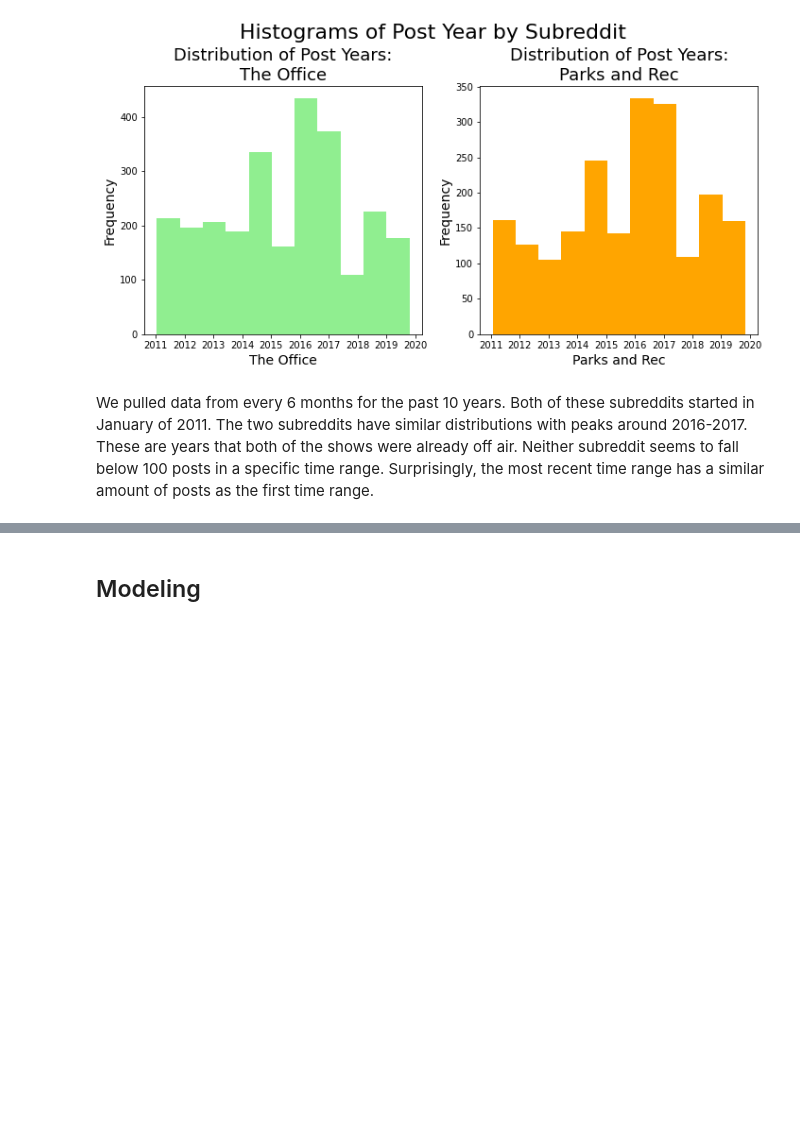
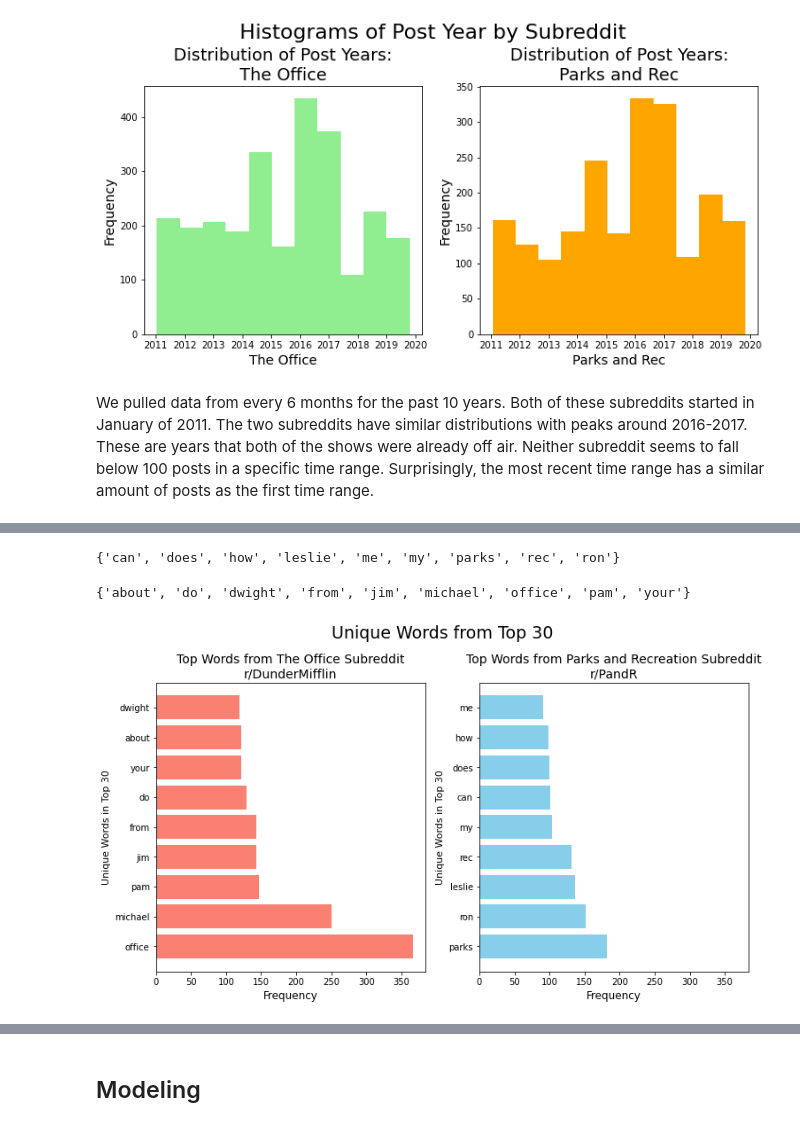
Before and after one commit to dmedellin2/reddit_classification, a Jupyter notebook: code/reddit-classification-models.ipynb, the cells around one changed output, grey strips where cells are left out. Cells and saved outputs as stored; diff of their text form; code cells hidden in the pictures; blank space fills up the shorter version.

```diff
--- a/code/reddit-classification-models.ipynb
+++ b/code/reddit-classification-models.ipynb
@@ -343,0 +365,33 @@ stopwords = list(parks_top_30.intersection(off_top_30))
+# %%
+# fidning words that are only in the parks top 30
+parks_only = set(parks_top.index) - set(off_top.index)
+parks_only
+# %% [output]
+{'can', 'does', 'how', 'leslie', 'me', 'my', 'parks', 'rec', 'ron'}
+# %%
+# finding words that are only in the office top 30
+off_only = set(off_top.index) - set(parks_top.index)
+off_only
+# %% [output]
+{'about', 'do', 'dwight', 'from', 'jim', 'michael', 'office', 'pam', 'your'}
+# %%
+# getting frequency for just the unique office words
+off_top_words = off_text_df[off_only].sum().sort_values(ascending=False)[:30]
+# %%
+# # getting frequency for just the unique parks and rec words
+parks_top_words = parks_text_df[parks_only].sum().sort_values(ascending=False)[:30]
+# %%
+fig, (ax1, ax2) = plt.subplots(1,2, figsize = (12,6), sharex=True)
+# add title to entire figure
+fig.suptitle("Unique Words from Top 30", fontsize = 19, y = 1.03) # y is percentage of figure height for placement
+
+ax1.barh(y=off_top_words.index,width=off_top_words,color='salmon') # ax=axes[0,1]
+ax2.barh(y=parks_top_words.index,width=parks_top_words,color='skyblue')
+ax1.set_title('Top Words from The Office Subreddit\nr/DunderMifflin',size=14)
+ax2.set_title('Top Words from Parks and Recreation Subreddit\nr/PandR',size=14)
+ax1.set_xlabel('Frequency',size=12)
+ax2.set_xlabel('Frequency',size=12)
+ax1.set_ylabel('Unique Words in Top 30', size=11)
+ax2.set_ylabel('Unique Words in Top 30', size=11);
+# %% [output]
+[figure, added]
```
Also changed, not shown: parts of 48 cells of this notebook, 1 other file.
